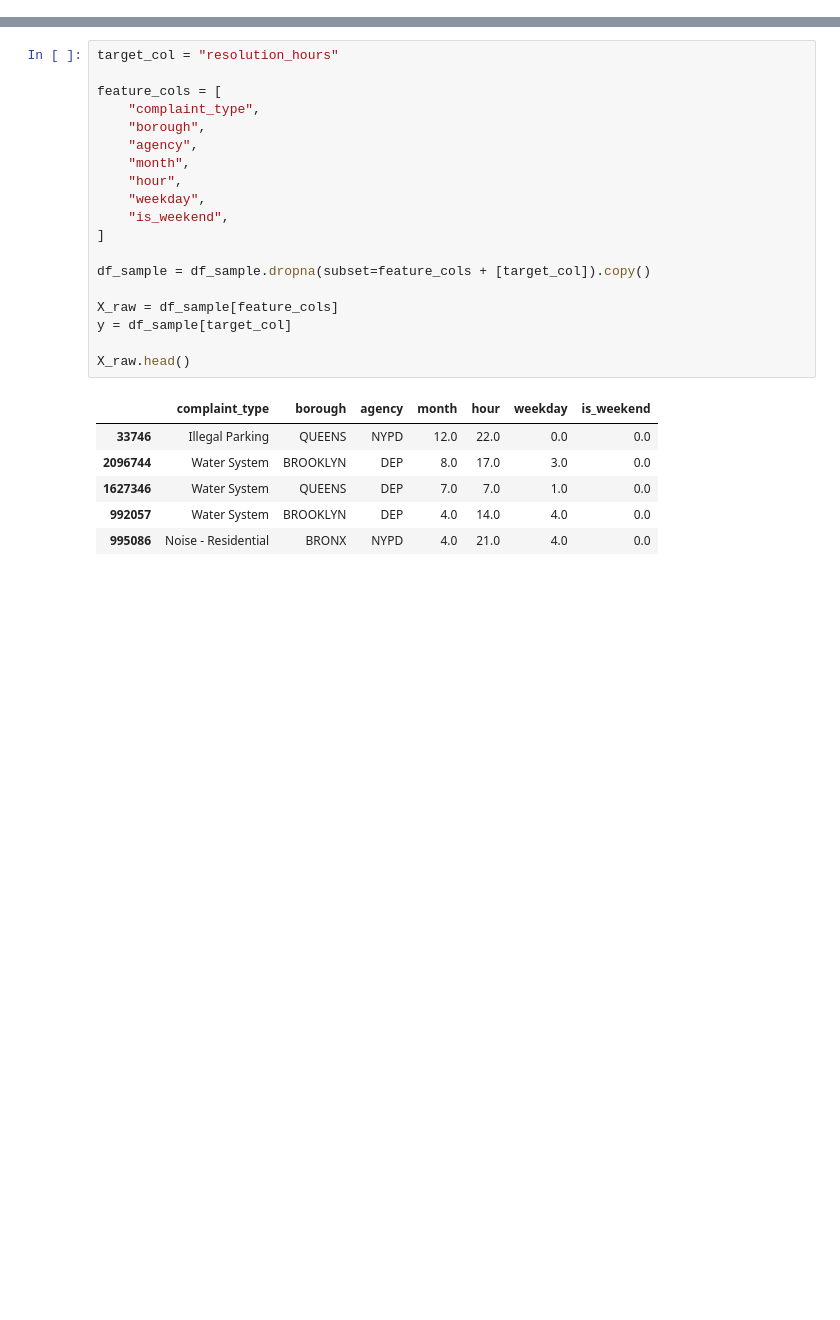
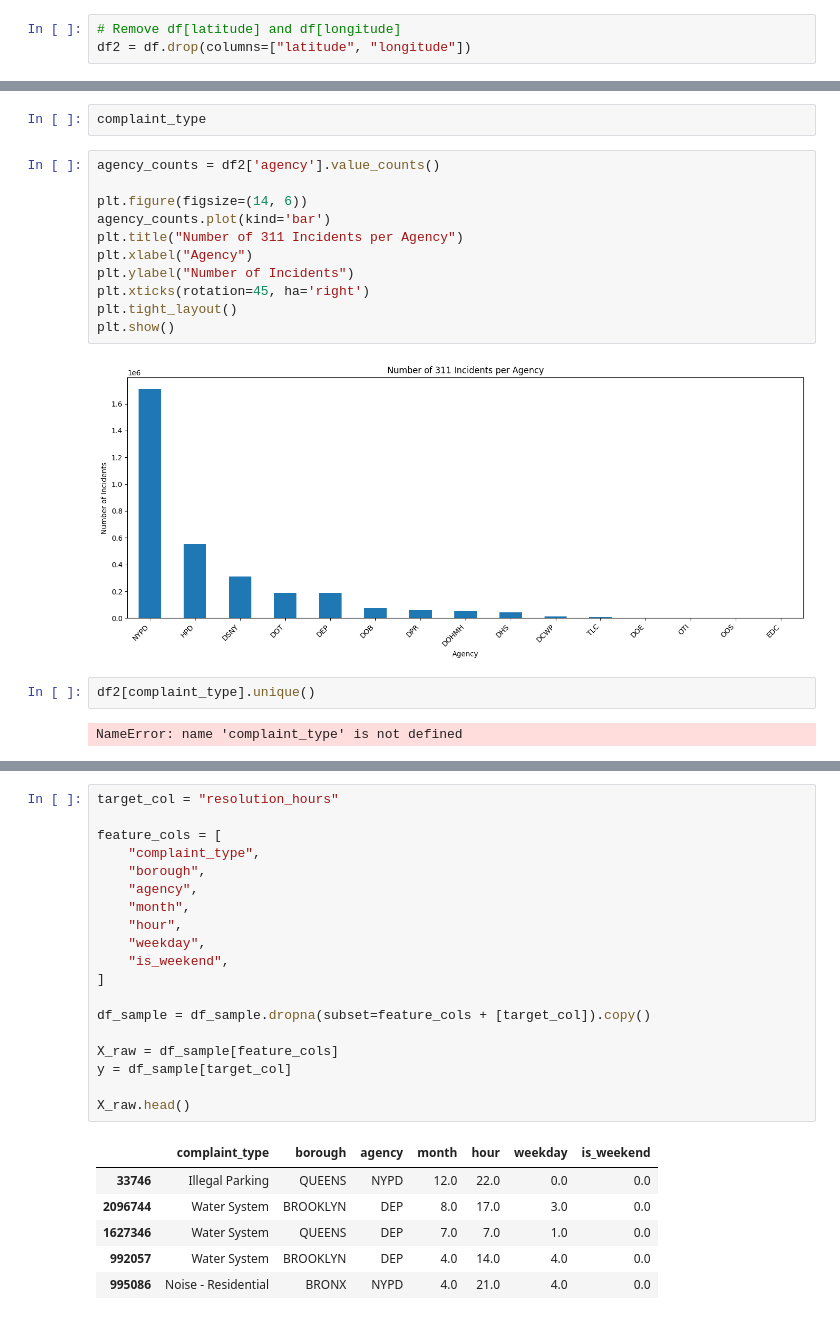
Before and after one commit to yerapark/nyc-311-service-analysis, a Jupyter notebook: notebooks/03_full_year_modeling.ipynb, the cells around one changed output, grey strips where cells are left out. Saved outputs shown, nothing was run; the diff lists cells and outputs as text; blank space fills up the shorter version.

```diff
--- a/notebooks/03_full_year_modeling.ipynb
+++ b/notebooks/03_full_year_modeling.ipynb
@@ -55,0 +149,3 @@ Name: count, dtype: int64
+# %%
+# Remove df[latitude] and df[longitude]
+df2 = df.drop(columns=["latitude", "longitude"])
@@ -55,0 +188,19 @@ Name: count, dtype: int64
+# %%
+complaint_type
+# %%
+agency_counts = df2['agency'].value_counts()
+
+plt.figure(figsize=(14, 6))
+agency_counts.plot(kind='bar')
+plt.title("Number of 311 Incidents per Agency")
+plt.xlabel("Agency")
+plt.ylabel("Number of Incidents")
+plt.xticks(rotation=45, ha='right')
+plt.tight_layout()
+plt.show()
+# %% [output]
+[figure, added]
+# %%
+df2[complaint_type].unique()
+# %% [output]
+NameError: name 'complaint_type' is not defined
```
Also changed, not shown: parts of 32 cells of this notebook.
